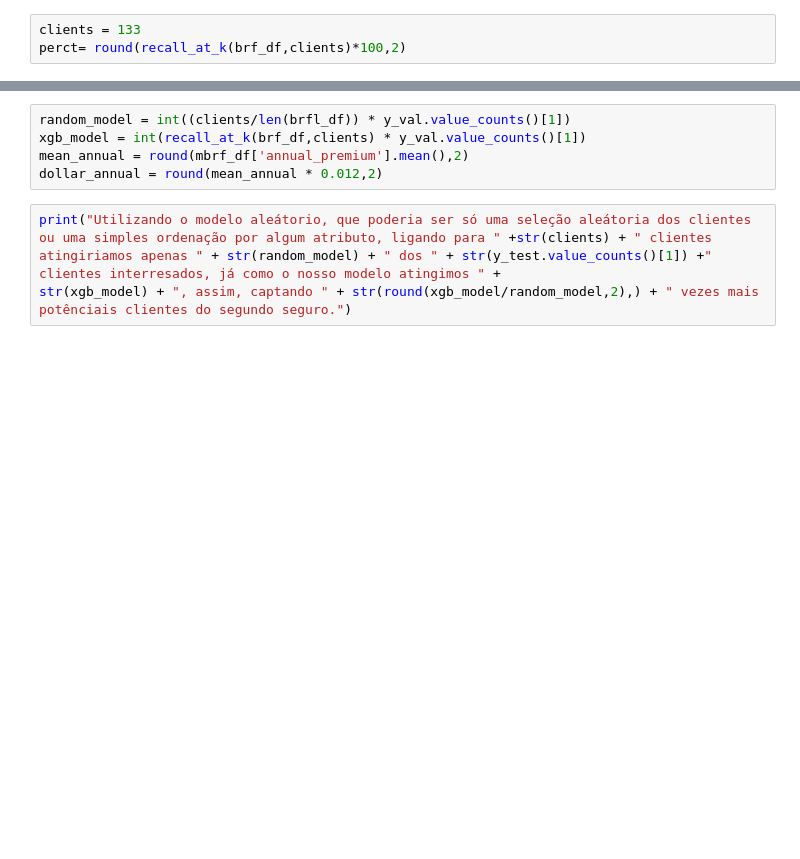
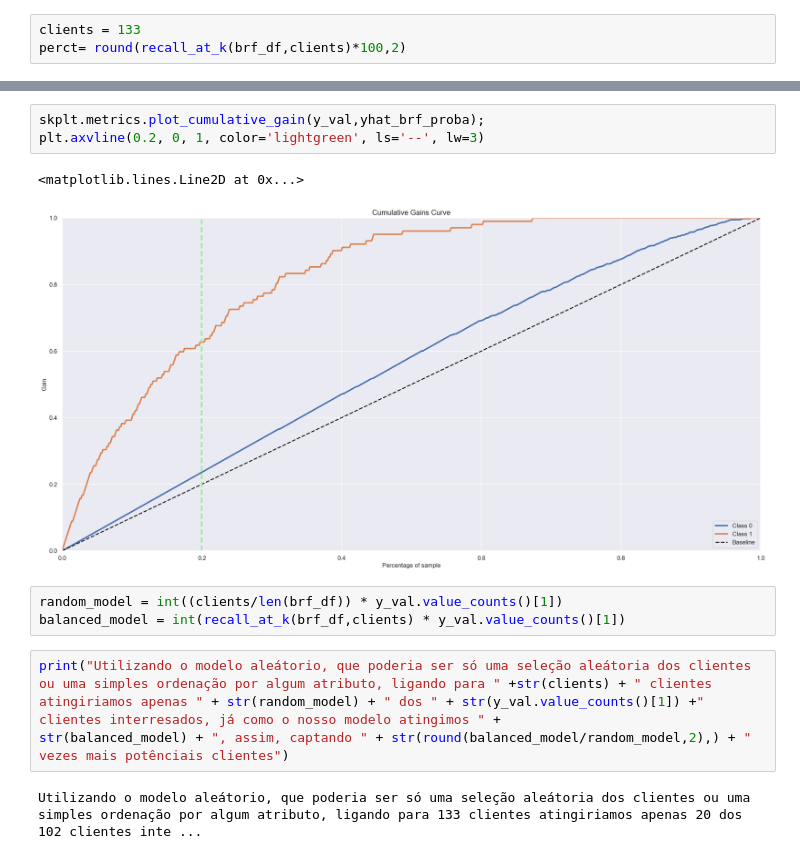
Before and after one commit to lavinomenezes/ifood_data_analyst_challenge, a Jupyter notebook: notebooks/ifood_lm_v08_performace.ipynb, the cells around one changed output, grey strips where cells are left out. Drawn from its saved outputs; the diff is of its cells as text; blank space fills up the shorter version.

```diff
--- a/notebooks/ifood_lm_v08_performace.ipynb
+++ b/notebooks/ifood_lm_v08_performace.ipynb
@@ -269,8 +269,14 @@ Com 133ligações o time de vendas atingirá 62.75% dos clientes interresados em
+# %%
+skplt.metrics.plot_cumulative_gain(y_val,yhat_brf_proba);
+plt.axvline(0.2, 0, 1, color='lightgreen', ls='--', lw=3)
+# %% [output]
+<matplotlib.lines.Line2D at 0x...>
+[figure, added]
 # %%
-random_model = int((clients/len(brfl_df)) * y_val.value_counts()[1])
-xgb_model = int(recall_at_k(brf_df,clients) * y_val.value_counts()[1])
-mean_annual = round(mbrf_df['annual_premium'].mean(),2)
-dollar_annual = round(mean_annual * 0.012,2)
+random_model = int((clients/len(brf_df)) * y_val.value_counts()[1])
+balanced_model = int(recall_at_k(brf_df,clients) * y_val.value_counts()[1])
 # %%
-print("Utilizando o modelo aleátorio, que poderia ser só uma seleção aleátoria dos clientes ou uma simples ordenação por algum atributo, ligando para " +str(clients) + " clientes atingiriamos apenas " + str(random_model) + " dos " + str(y_test.value_counts()[1]) +" clientes interresados, já como o nosso modelo atingimos " +
-str(xgb_model) + ", assim, captando " + str(round(xgb_model/random_model,2),) + " vezes mais potênciais clientes do segundo seguro.")
+print("Utilizando o modelo aleátorio, que poderia ser só uma seleção aleátoria dos clientes ou uma simples ordenação por algum atributo, ligando para " +str(clients) + " clientes atingiriamos apenas " + str(random_model) + " dos " + str(y_val.value_counts()[1]) +" clientes interresados, já como o nosso modelo atingimos " +
+str(balanced_model) + ", assim, captando " + str(round(balanced_model/random_model,2),) + " vezes mais potênciais clientes")
+# %% [output]
+Utilizando o modelo aleátorio, que poderia ser só uma seleção aleátoria dos clientes ou uma simples ordenação por algum atributo, ligando para 133 clientes atingiriamos apenas 20 dos 102 clientes inte ...
```
Also changed, not shown: parts of 9 cells of this notebook.
